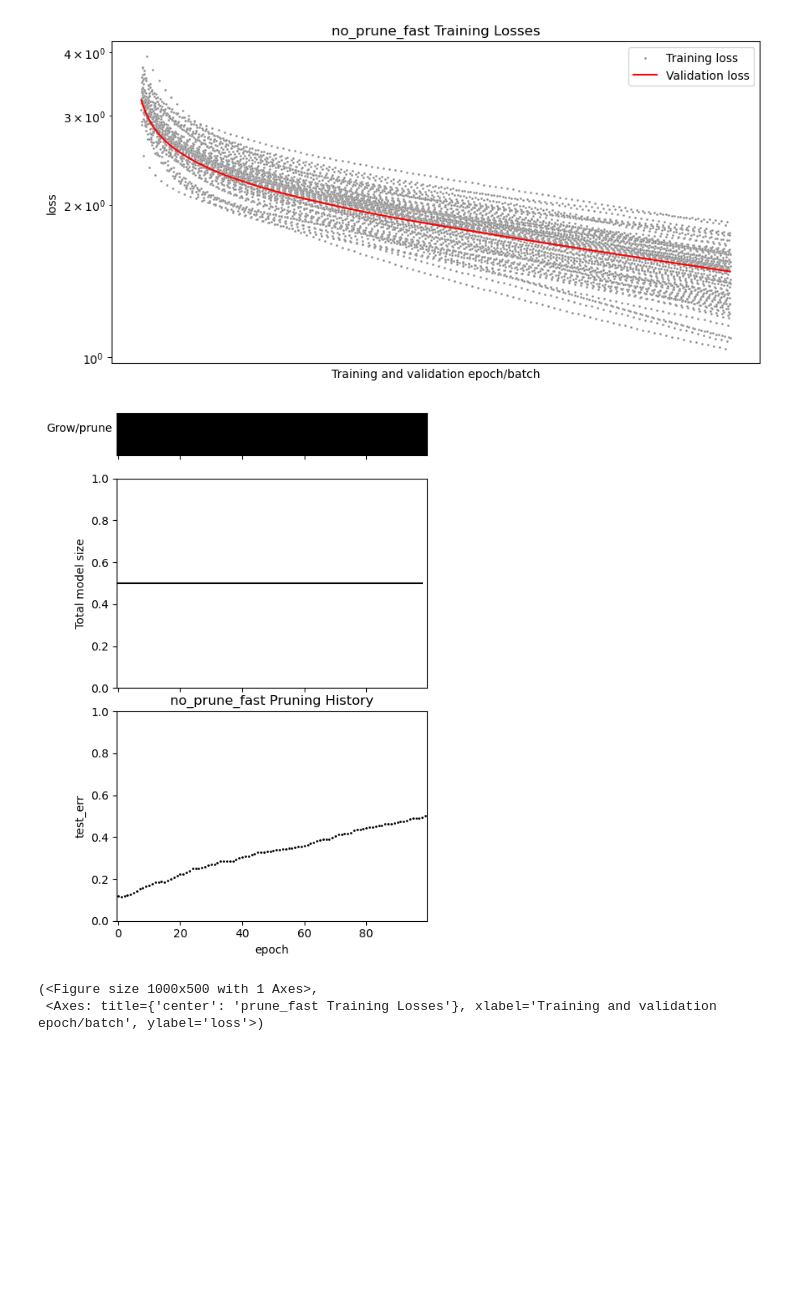
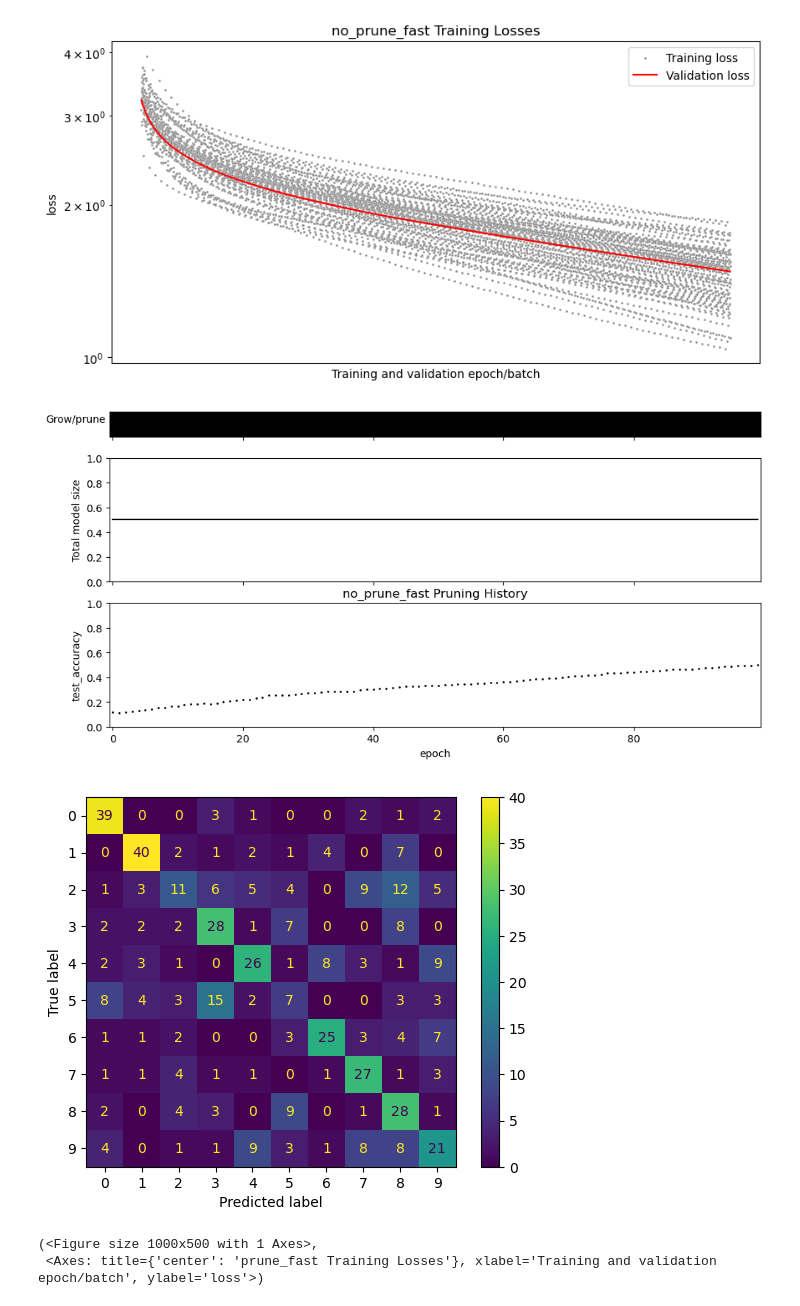
Before and after one commit to cchu70/klab_rotation, a Jupyter notebook: 11_Simple-MLP-supervised-SBATCH.ipynb, the cells around one changed output. Cells and saved outputs as stored; diff of their text form; code cells hidden in the pictures; blank space fills up the shorter version.

Commit message:
fixed model state dict bug and replotted notebook 11

```diff
--- a/11_Simple-MLP-supervised-SBATCH.ipynb
+++ b/11_Simple-MLP-supervised-SBATCH.ipynb
@@ -31,7 +43,7 @@ total_size
 # %% [output]
 12704
 # %%
-no_prune_fast_result = MLPSupervisedTrainingResults("/home/clc926/Desktop/klab_rotation/outputs/11/no_prune_fast/sbatch-56478616_bs-32_sf-0.05_vr-6_id-0.5_nti-100_ugpp-False_lr-0.001_s-4")
+no_prune_fast_result = MLPSupervisedTrainingResults("/home/clc926/Desktop/klab_rotation/outputs/11/no_prune_fast/sbatch-56825308_bs-32_sf-0.05_vr-6_id-0.5_nti-100_ugpp-False_lr-0.001_s-4")
 # %%
 no_prune_fast_result.plot_training_losses()
 # %% [output]
@@ -39,7 +51,12 @@ no_prune_fast_result.plot_training_losses()
  <Axes: title={'center': 'no_prune_fast Training Losses'}, xlabel='Training and validation epoch/batch', ylabel='loss'>)
 [figure]
 # %%
-fig, ax = no_prune_fast_result.plot_pruning(figsize=(5, 7), norm_size=total_size)
+fig, ax = no_prune_fast_result.plot_pruning(figsize=(10, 5), norm_size=total_size, test_err_col='test_accuracy')
 # %% [output]
-[figure, old version]
+[figure, new version]
+# %%
+no_prune_fast_result.set_trained_model(epoch=99)
+no_prune_fast_result.plot_confusion_matrix(test_dataloader)
+# %% [output]
+[figure, added]
 # %%
```
Also changed, not shown: parts of 20 cells of this notebook, 35 other files.
